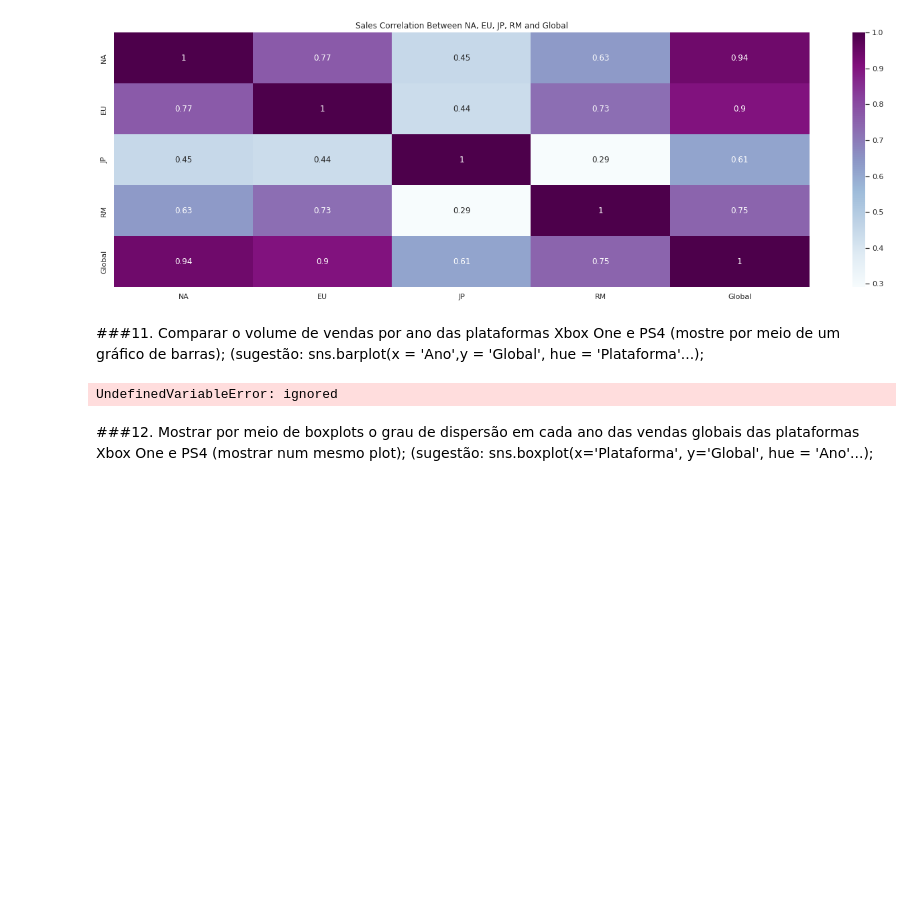
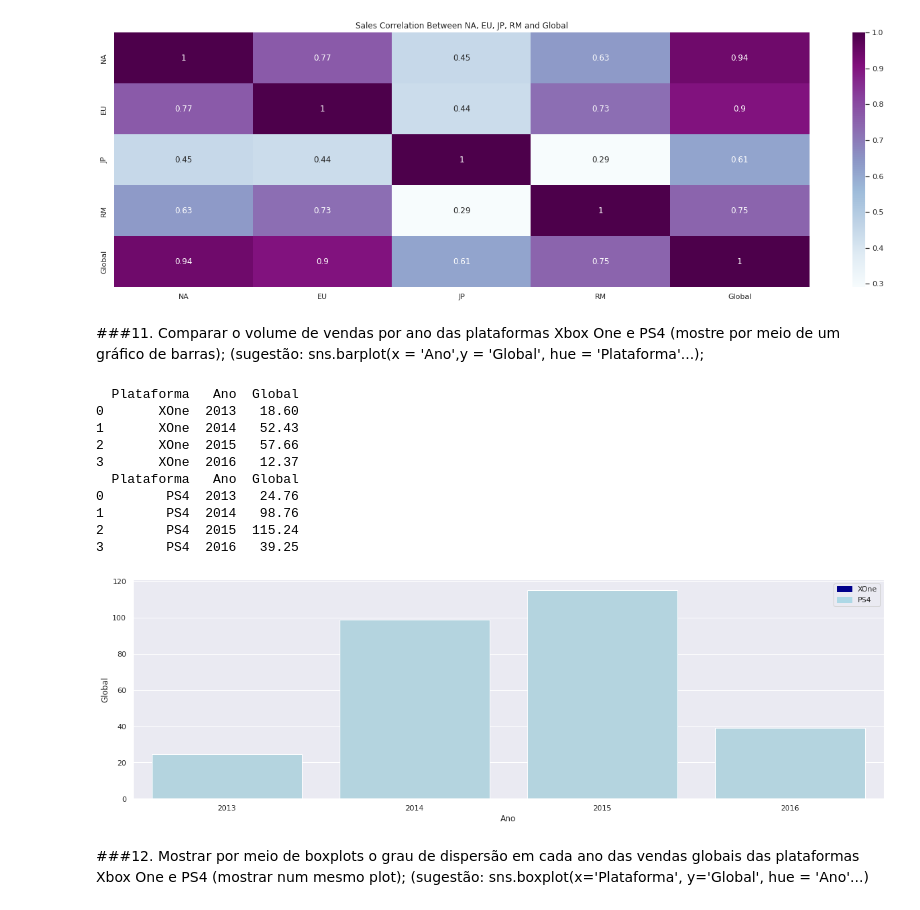
Before and after one commit to nicholascfp/DSBD, a Jupyter notebook: Notebooks/Tarefa_3_6_Nícholas.ipynb, the cells around one changed output. Cells and saved outputs as stored; diff of their text form; code cells hidden in the pictures; blank space fills up the shorter version.

```diff
--- a/Notebooks/Tarefa_3_6_Nícholas.ipynb
+++ b/Notebooks/Tarefa_3_6_Nícholas.ipynb
@@ -401,19 +401,63 @@ plt.show()
 [figure]
 # %% [markdown]
 ###11. Comparar o volume de vendas por ano das plataformas Xbox One e PS4 (mostre por meio de um gráfico de barras); (sugestão: sns.barplot(x = 'Ano',y = 'Global', hue = 'Plataforma'...);
-# %%
-#volume_year_plat = df.groupby(['Plataforma','Ano'], as_index = False)['Global'].sum()
-#print(volume_year_plat)
-
-#is_par = lambda x: volume_year_plat if x == 'XOne' else( volume_year_plat if x == 'PS4' else x )
-
-#pares = [ is_par(y) for y in df ]
-#pares
-
-df.query('Plataforma == XOne')
-
-#df.loc[ df['Plataforma'] == 'XOne' ]
-# %% [output]
-UndefinedVariableError: ignored
+# %%
+import matplotlib.patches as mpatches
+
+volume_year_plat = df.groupby(['Plataforma','Ano'], as_index = False)['Global'].sum()
+#print(volume_year_plat)
+
+xone = volume_year_plat.loc[volume_year_plat['Plataforma'] == 'XOne']
+#print(xone)
+
+ps4 = volume_year_plat.loc[volume_year_plat['Plataforma'] == 'PS4']
+#print(ps4)
+
+xone = xone.groupby(['Plataforma', 'Ano'], as_index = False)['Global'].sum()
+print(xone)
+
+ps4 = ps4.groupby(['Plataforma', 'Ano'], as_index = False)['Global'].sum()
+print(ps4)
+
+
+
+# set plot style: grey grid in the background:
+sbn.set(style="darkgrid")
+# set the figure size
+#plt.figure(figsize=(14, 14))
+sbn.set(rc={'figure.figsize':(20,6)})
+
+# top bar -> sum all values(smoker=No and smoker=Yes) to find y position of the bars
+
+xone = xone[xone.Plataforma=='XOne']
+
+# bar chart 1 -> top bars (group of 'smoker=No')
+bar1 = sbn.barplot(x='Ano',  y='Global', data = total, color='darkblue')
+
+# bottom bar ->  take only smoker=Yes values from the data
+ps4 = ps4[ps4.Plataforma=='PS4']
+
+# bar chart 2 -> bottom bars (group of 'smoker=Yes')
+bar2 = sbn.barplot(x='Ano',  y='Global', data=ps4, estimator=sum, ci=None,  color='lightblue')
+
+# add legend
+top_bar = mpatches.Patch(color='darkblue', label='XOne')
+bottom_bar = mpatches.Patch(color='lightblue', label='PS4')
+plt.legend(handles=[top_bar, bottom_bar])
+
+# show the graph
+plt.show()
+# %% [output]
+  Plataforma   Ano  Global
+0       XOne  2013   18.60
+1       XOne  2014   52.43
+2       XOne  2015   57.66
+3       XOne  2016   12.37
+  Plataforma   Ano  Global
+0        PS4  2013   24.76
+1        PS4  2014   98.76
+2        PS4  2015  115.24
+3        PS4  2016   39.25
+[figure, added]
 # %% [markdown]
-###12. Mostrar por meio de boxplots o grau de dispersão em cada ano das vendas globais das plataformas Xbox One e PS4 (mostrar num mesmo plot); (sugestão: sns.boxplot(x='Plataforma', y='Global', hue = 'Ano'...);
+###12. Mostrar por meio de boxplots o grau de dispersão em cada ano das vendas globais das plataformas Xbox One e PS4 (mostrar num mesmo plot); (sugestão: sns.boxplot(x='Plataforma', y='Global', hue = 'Ano'...)
```
Also changed, not shown: parts of 4 cells of this notebook.
